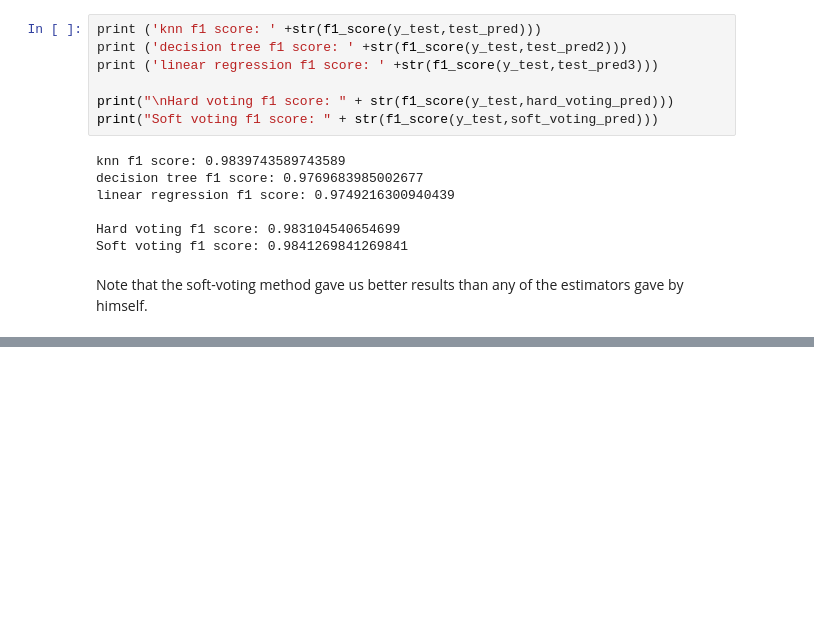
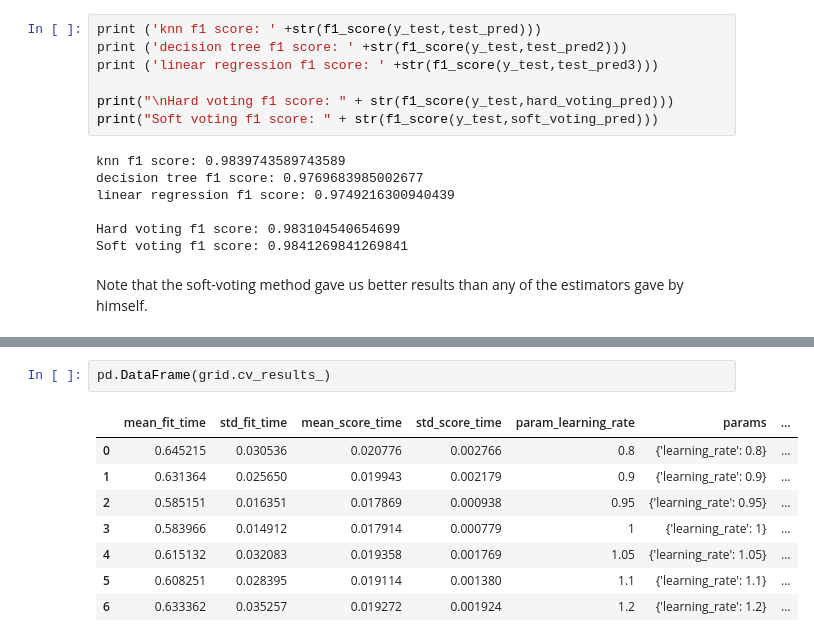
Before and after one commit to oridarshan/data-visualization-project, a Jupyter notebook: Classification notebook.ipynb, the cells around one changed output, grey strips where cells are left out. Drawn from its saved outputs; the diff is of its cells as text; blank space fills up the shorter version.

```diff
--- a/Classification notebook.ipynb
+++ b/Classification notebook.ipynb
@@ -529,0 +543,11 @@ Note that the soft-voting method gave us better results than any of the estimato
+# %%
+pd.DataFrame(grid.cv_results_)
+# %% [output]
+|  | mean_fit_time | std_fit_time | mean_score_time | std_score_time | param_learning_rate | params | ... |
+| 0 | 0.645215 | 0.030536 | 0.020776 | 0.002766 | 0.8 | {'learning_rate': 0.8} | ... |
+| 1 | 0.631364 | 0.025650 | 0.019943 | 0.002179 | 0.9 | {'learning_rate': 0.9} | ... |
+| 2 | 0.585151 | 0.016351 | 0.017869 | 0.000938 | 0.95 | {'learning_rate': 0.95} | ... |
+| 3 | 0.583966 | 0.014912 | 0.017914 | 0.000779 | 1 | {'learning_rate': 1} | ... |
+| 4 | 0.615132 | 0.032083 | 0.019358 | 0.001769 | 1.05 | {'learning_rate': 1.05} | ... |
+| 5 | 0.608251 | 0.028395 | 0.019114 | 0.001380 | 1.1 | {'learning_rate': 1.1} | ... |
+| 6 | 0.633362 | 0.035257 | 0.019272 | 0.001924 | 1.2 | {'learning_rate': 1.2} | ... |
```
Also changed, not shown: parts of 11 cells of this notebook.
